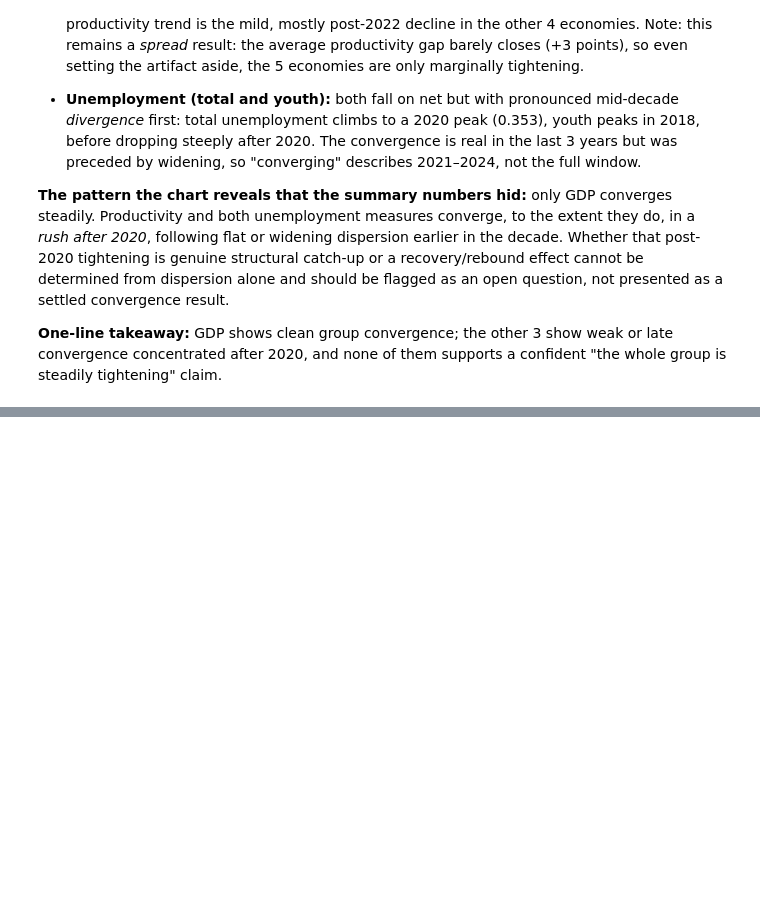
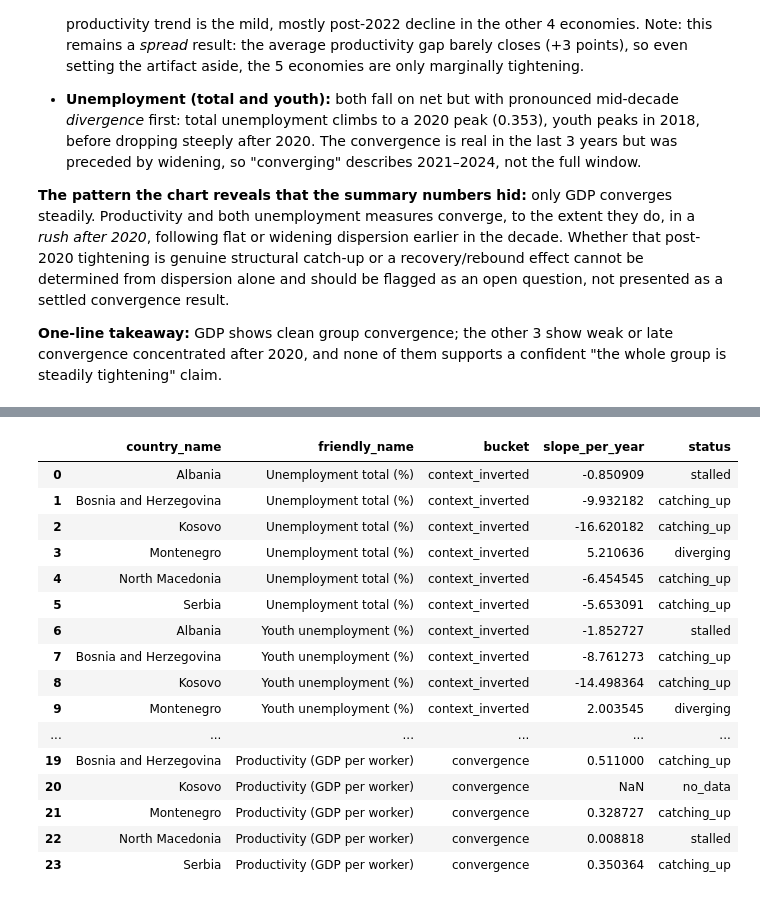
Before and after one commit to vesnamal/western-balkans-eu-convergence, a Jupyter notebook: notebooks/01_analysis.ipynb, the cells around one changed output, grey strips where cells are left out. Drawn from its saved outputs; the diff is of its cells as text; code cells hidden in the pictures; blank space fills up the shorter version.

Commit message:
feat: add years-to-close section (table + interpretation) to analysis notebook

```diff
--- a/notebooks/01_analysis.ipynb
+++ b/notebooks/01_analysis.ipynb
@@ -543,0 +553,31 @@ year
+# %%
+# Years-to-close: summary table for the Western Balkan 6
+# (comparator tier is Tableau-only; not duplicated here)
+
+query = """
+    SELECT country_name, friendly_name, bucket, slope_per_year, status
+    FROM s_vesnamalenica.wb_fct_years_to_close
+    WHERE role = 'western_balkan'
+    ORDER BY bucket, friendly_name, country_name
+"""
+
+years_to_close_df = pd.read_sql(query, engine)
+years_to_close_df
+# %% [output]
+|  | country_name | friendly_name | bucket | slope_per_year | status |
+| 0 | Albania | Unemployment total (%) | context_inverted | -0.850909 | stalled |
+| 1 | Bosnia and Herzegovina | Unemployment total (%) | context_inverted | -9.932182 | catching_up |
+| 2 | Kosovo | Unemployment total (%) | context_inverted | -16.620182 | catching_up |
+| 3 | Montenegro | Unemployment total (%) | context_inverted | 5.210636 | diverging |
+| 4 | North Macedonia | Unemployment total (%) | context_inverted | -6.454545 | catching_up |
+| 5 | Serbia | Unemployment total (%) | context_inverted | -5.653091 | catching_up |
+| 6 | Albania | Youth unemployment (%) | context_inverted | -1.852727 | stalled |
+| 7 | Bosnia and Herzegovina | Youth unemployment (%) | context_inverted | -8.761273 | catching_up |
+| 8 | Kosovo | Youth unemployment (%) | context_inverted | -14.498364 | catching_up |
+| 9 | Montenegro | Youth unemployment (%) | context_inverted | 2.003545 | diverging |
+| ... | ... | ... | ... | ... | ... |
+| 19 | Bosnia and Herzegovina | Productivity (GDP per worker) | convergence | 0.511000 | catching_up |
+| 20 | Kosovo | Productivity (GDP per worker) | convergence | NaN | no_data |
+| 21 | Montenegro | Productivity (GDP per worker) | convergence | 0.328727 | catching_up |
+| 22 | North Macedonia | Productivity (GDP per worker) | convergence | 0.008818 | stalled |
+| 23 | Serbia | Productivity (GDP per worker) | convergence | 0.350364 | catching_up |
```
Also changed, not shown: parts of 2 cells of this notebook.
